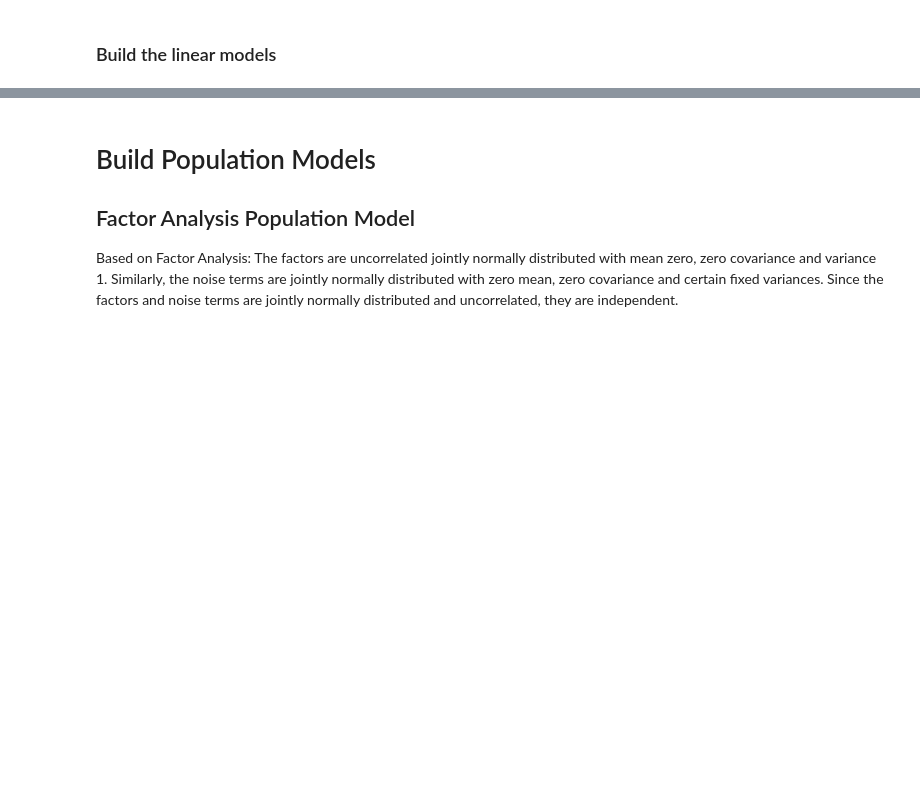
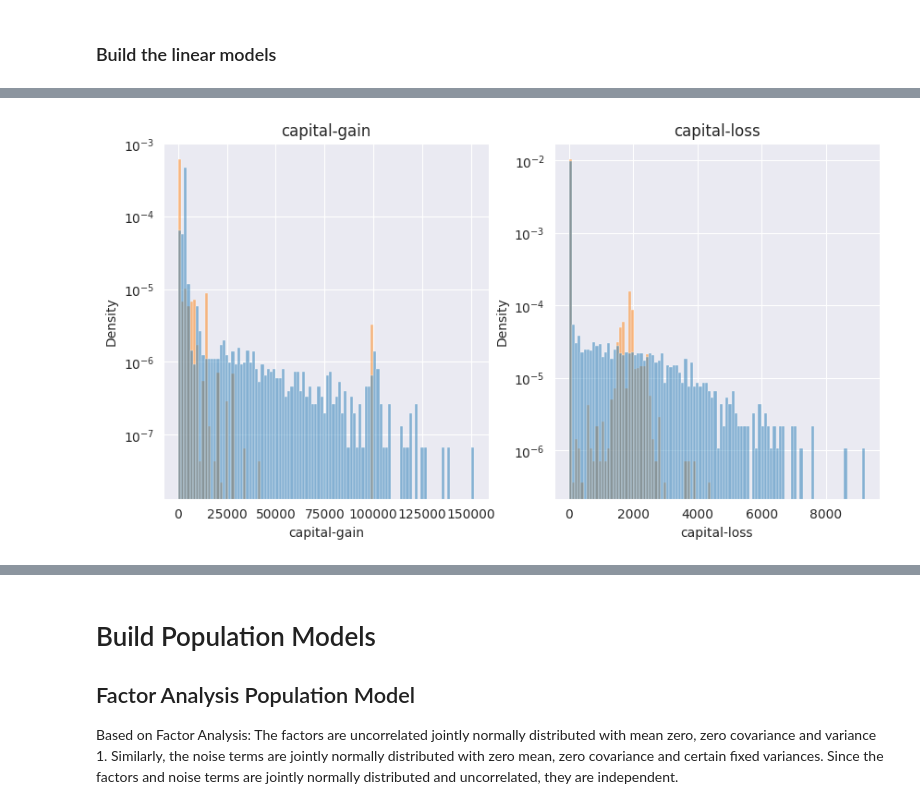
Before and after one commit to sen-uni-kn/probspecs, a Jupyter notebook: experiments/group_fairness_tabular/adult_population_models.ipynb, the cells around one changed output, grey strips where cells are left out. Drawn from its saved outputs; the diff is of its cells as text; code cells hidden in the pictures; blank space fills up the shorter version.

```diff
--- a/experiments/group_fairness_tabular/adult_population_models.ipynb
+++ b/experiments/group_fairness_tabular/adult_population_models.ipynb
@@ -211,0 +307,23 @@ sns.heatmap(
+# %%
+generated_raw = {}
+
+# for reversing normalization
+means = torch.mean(dataset_raw.data, dim=0)
+stds = torch.std(dataset_raw.data, dim=0)
+for i, var in enumerate(adult_input_space.attribute_names):
+    if len(col_idx[var]) == 1:
+        generated_raw[var] = stds[i] * generated[var].squeeze() + means[i]
+    else:
+        # convert all one-hot encodings to value indices
+        var_one_hot = generated[var]
+        var_values = torch.argmax(var_one_hot, dim=1)
+        generated_raw[var] = var_values
+
+generated_df = pd.DataFrame(generated_raw)
+data_df = pd.DataFrame(dataset_raw.data, columns=dataset_raw.columns)
+# test_data_df = pd.DataFrame(test_data_raw.data, columns=test_data_raw.columns)
+
+generated_df["dataset"] = "generated"
+data_df["dataset"] = "train"
+# test_data_df["dataset"] = "test"
+df = pd.concat([generated_df, data_df])
@@ -211,0 +372,19 @@ sns.heatmap(
+# %%
+%%capture --no-stdout --no-display
+fig, axes = plt.subplots(1, 2, figsize=(10, 5))
+
+for var, ax in zip(("capital-gain", "capital-loss"), axes):
+    ax.set_title(var)
+    sns.histplot(
+        df,
+        x=var,
+        hue="dataset",
+        legend=False,
+        stat="density",
+        common_norm=False,
+        log_scale=(False, True),
+        bins=100,
+        ax=ax,
+    )
+# %% [output]
+[figure, added]
```
Also changed, not shown: parts of 14 cells of this notebook, 2 other files.
